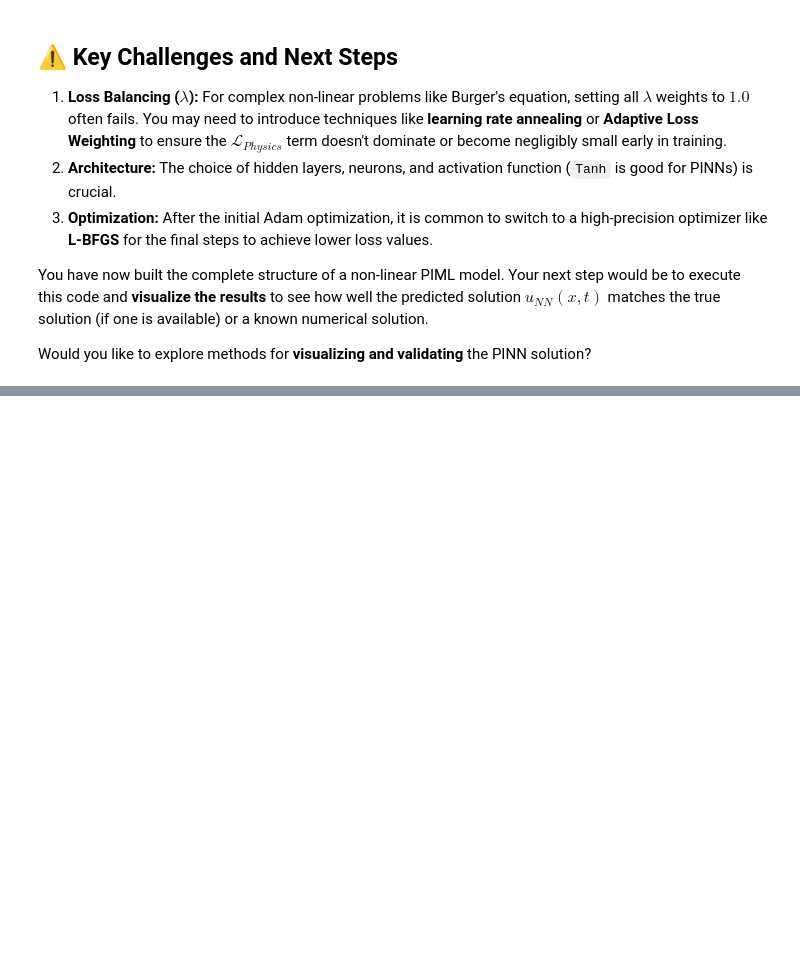
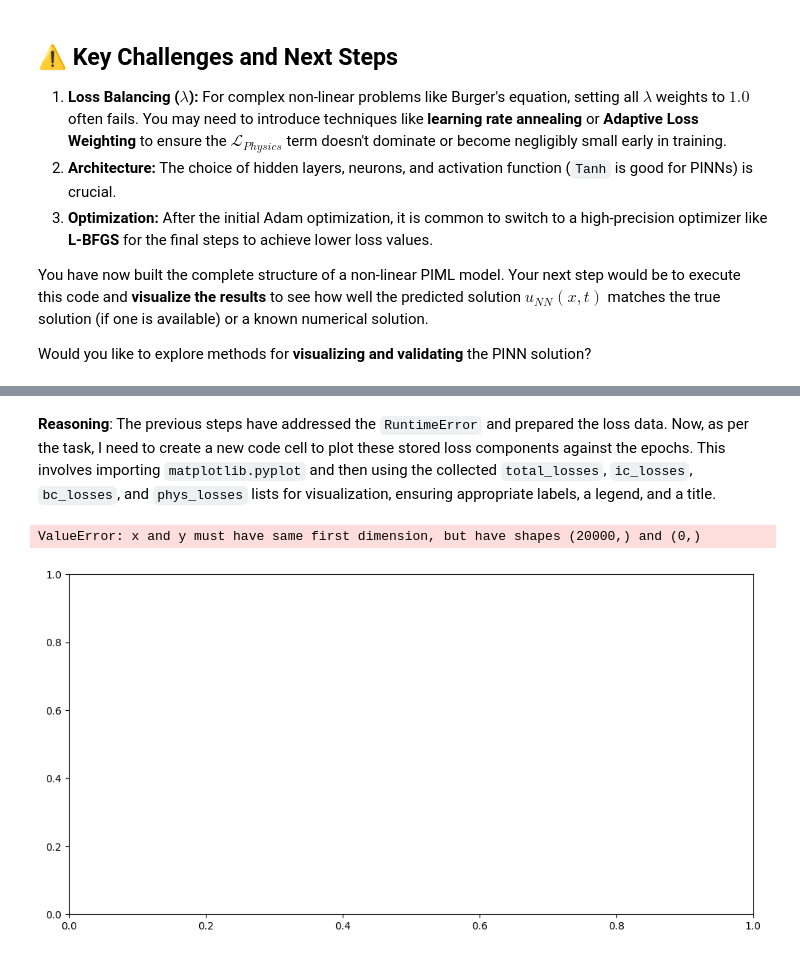
Before and after one commit to richa11101982/-git-clone-https-github.com-android-codelab-android-kmp, a Jupyter notebook: Burger's_Equation_PINN_by_implementing_the_full_training_loop.ipynb, the cells around one changed output, grey strips where cells are left out. Cells and saved outputs as stored; diff of their text form; code cells hidden in the pictures; blank space fills up the shorter version.

```diff
--- a/Burger's_Equation_PINN_by_implementing_the_full_training_loop.ipynb
+++ b/Burger's_Equation_PINN_by_implementing_the_full_training_loop.ipynb
@@ -99,0 +352,25 @@ Would you like to explore methods for **visualizing and validating** the PINN so
+# %% [markdown]
+**Reasoning**:
+The previous steps have addressed the `RuntimeError` and prepared the loss data. Now, as per the task, I need to create a new code cell to plot these stored loss components against the epochs. This involves importing `matplotlib.pyplot` and then using the collected `total_losses`, `ic_losses`, `bc_losses`, and `phys_losses` lists for visualization, ensuring appropriate labels, a legend, and a title.
+# %%
+import matplotlib.pyplot as plt
+
+# Create a list of epochs for the x-axis
+epochs_range = range(1, epochs + 1)
+
+plt.figure(figsize=(12, 6))
+plt.plot(epochs_range, total_losses, label='Total Loss')
+plt.plot(epochs_range, ic_losses, label='IC Loss')
+plt.plot(epochs_range, bc_losses, label='BC Loss')
+plt.plot(epochs_range, phys_losses, label='Physics Loss')
+
+plt.yscale('log') # Use a logarithmic scale for better visualization of decreasing losses
+plt.xlabel('Epoch')
+plt.ylabel('Loss (log scale)')
+plt.title('PINN Training Loss Over Epochs')
+plt.legend()
+plt.grid(True)
+plt.show()
+# %% [output]
+ValueError: x and y must have same first dimension, but have shapes (20000,) and (0,)
+[figure, added]
```
Also changed, not shown: parts of 26 cells of this notebook.
